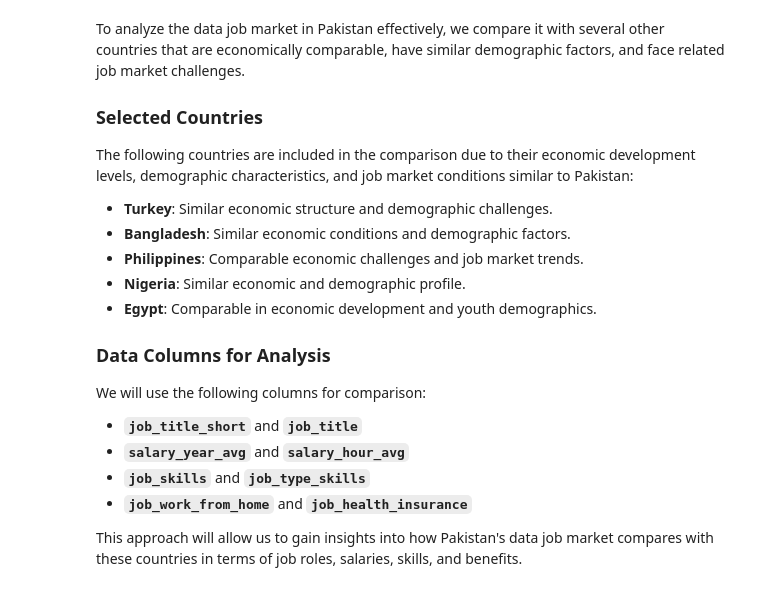
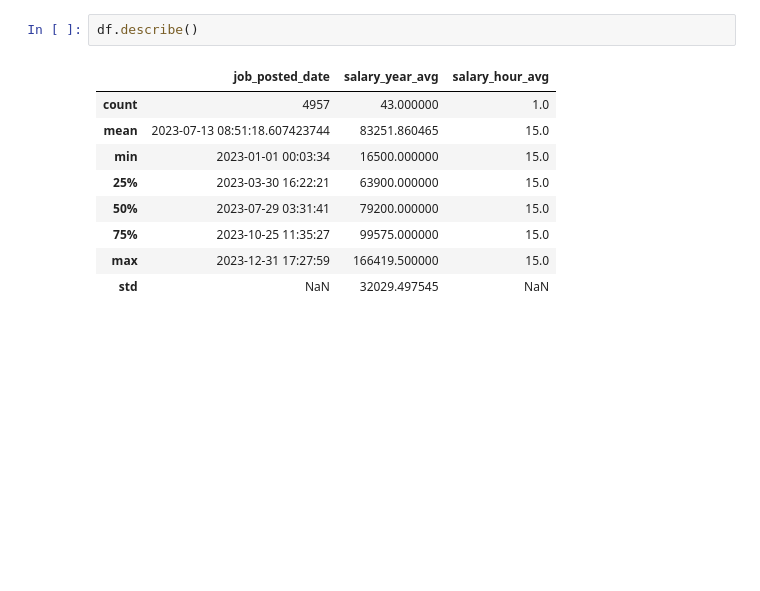
Before and after one commit to johnramal/data_jobs_pak, a Jupyter notebook: eda.ipynb, the cells around one changed output. Saved outputs shown, nothing was run; the diff lists cells and outputs as text; blank space fills up the shorter version.

```diff
--- a/eda.ipynb
+++ b/eda.ipynb
@@ -94,24 +135,13 @@ df.head()
-# %% [markdown]
-
-To analyze the data job market in Pakistan effectively, we compare it with several other countries that are economically comparable, have similar demographic factors, and face related job market challenges.
-
-### Selected Countries
-
-The following countries are included in the comparison due to their economic development levels, demographic characteristics, and job market conditions similar to Pakistan:
-
-- **Turkey**: Similar economic structure and demographic challenges.
-- **Bangladesh**: Similar economic conditions and demographic factors.
-- **Philippines**: Comparable economic challenges and job market trends.
-- **Nigeria**: Similar economic and demographic profile.
-- **Egypt**: Comparable in economic development and youth demographics.
-
-### Data Columns for Analysis
-
-We will use the following columns for comparison:
-- **`job_title_short`** and **`job_title`**
-- **`salary_year_avg`** and **`salary_hour_avg`**
-- **`job_skills`** and **`job_type_skills`**
-- **`job_work_from_home`** and **`job_health_insurance`**
-
-This approach will allow us to gain insights into how Pakistan's data job market compares with these countries in terms of job roles, salaries, skills, and benefits.
+# %%
+df.describe()
+# %% [output]
+|  | job_posted_date | salary_year_avg | salary_hour_avg |
+| count | 4957 | 43.000000 | 1.0 |
+| mean | 2023-07-13 08:51:18.607423744 | 83251.860465 | 15.0 |
+| min | 2023-01-01 00:03:34 | 16500.000000 | 15.0 |
+| 25% | 2023-03-30 16:22:21 | 63900.000000 | 15.0 |
+| 50% | 2023-07-29 03:31:41 | 79200.000000 | 15.0 |
+| 75% | 2023-10-25 11:35:27 | 99575.000000 | 15.0 |
+| max | 2023-12-31 17:27:59 | 166419.500000 | 15.0 |
+| std | NaN | 32029.497545 | NaN |
 # %%
```
Also changed, not shown: parts of 25 cells of this notebook, 4 other files.
